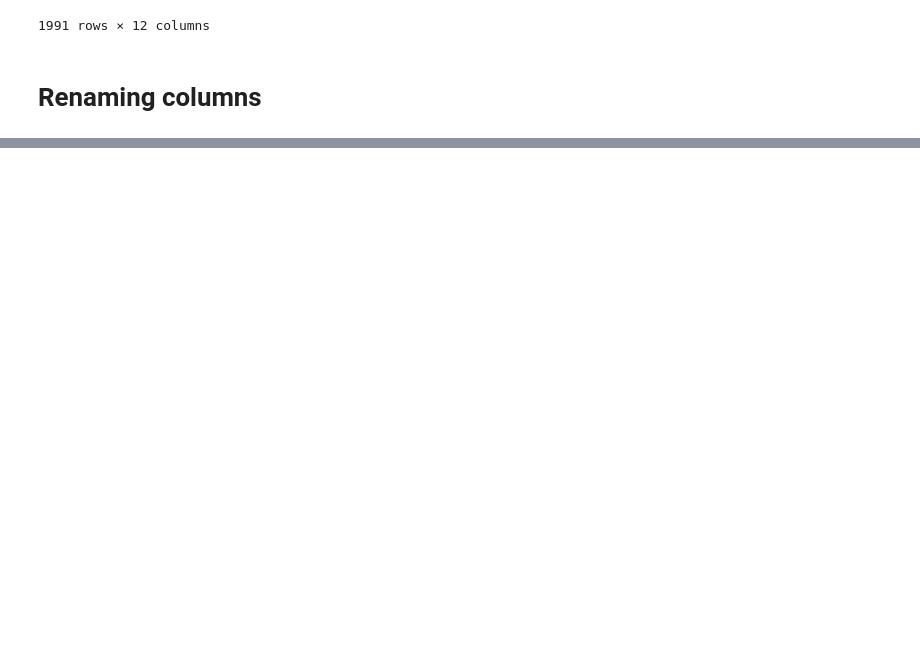
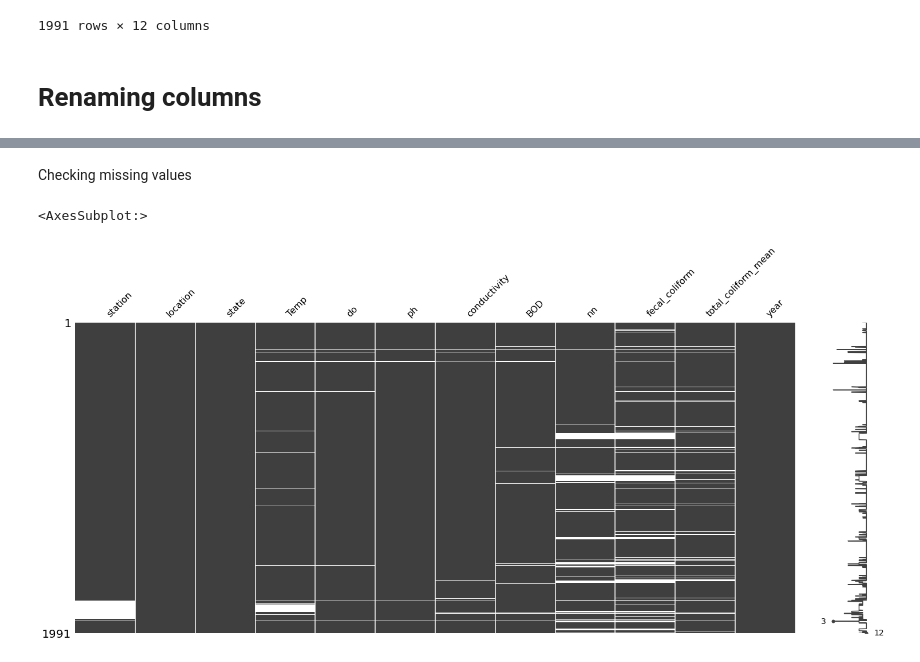
Before and after one commit to Murdock135/Water-Quality-Prediction, a Jupyter notebook: notebooks/initial_analysis.ipynb, the cells around one changed output, grey strips where cells are left out. Drawn from its saved outputs; the diff is of its cells as text; code cells hidden in the pictures; blank space fills up the shorter version.

```diff
--- a/notebooks/initial_analysis.ipynb
+++ b/notebooks/initial_analysis.ipynb
@@ -155,3 +155,10 @@ df
 | 1989 | 1404.0 | GUMTI AT D/S SOUTH TRIPURA, TRIPURA | NAN | 28.0 | 7.7 | 91.0 | 6.5 | 1.3 | NaN | NaN | ... |
 | 1990 | 1726.0 | CHANDRAPUR, AGARTALA D/S OF HAORA... | NAN | 29.0 | 7.6 | 110.0 | 5.7 | 1.1 | NaN | NaN | ... |
 1991 rows × 12 columns
+# %% [markdown]
+Checking missing values
+# %%
+msno.matrix(df)
+# %% [output]
+<AxesSubplot:>
+[figure, added]
```
Also changed, not shown: parts of 15 cells of this notebook.
